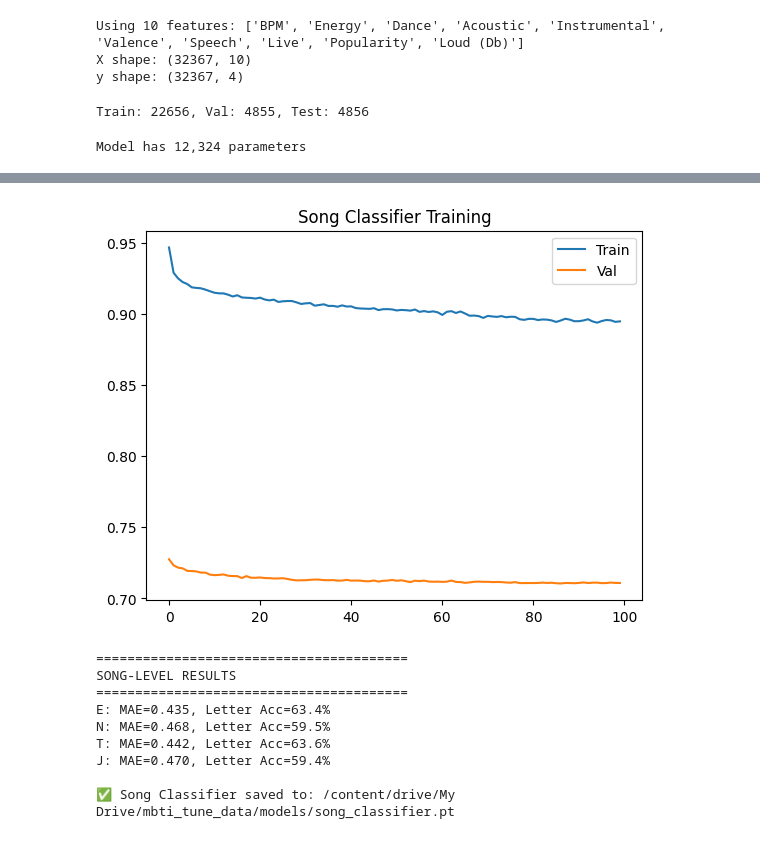
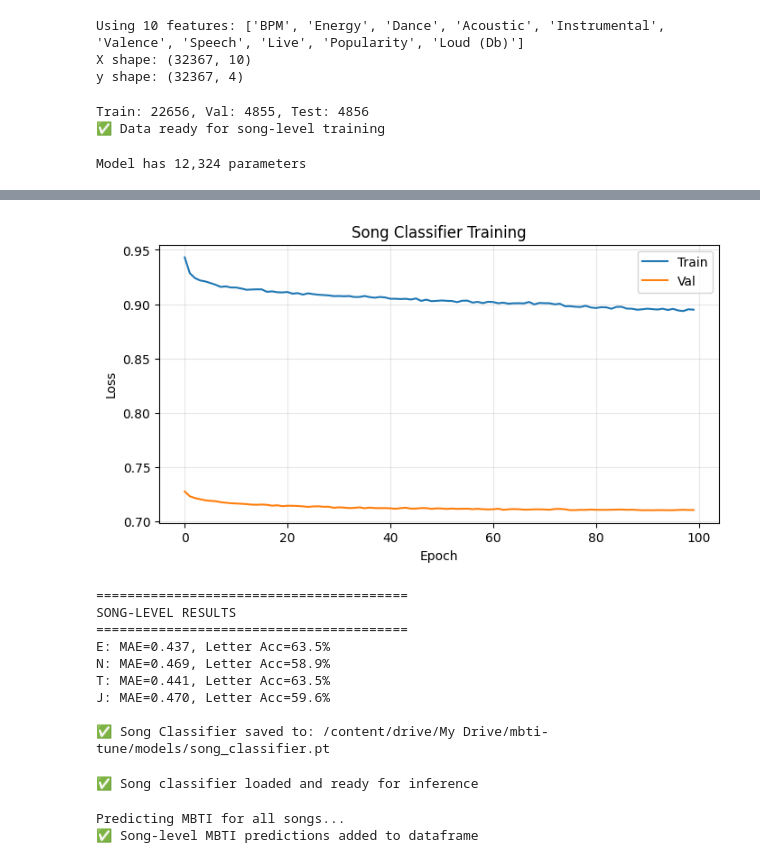
Before and after one commit to kjesinthuyaUCLL/mbti-tune, a Jupyter notebook: notebooks/MBTI_Song_Classifier.ipynb, the cells around one changed output, grey strips where cells are left out. Drawn from its saved outputs; the diff is of its cells as text; code cells hidden in the pictures.

Commit message:
updating datasets and classifiers 2

```diff
--- a/notebooks/MBTI_Song_Classifier.ipynb
+++ b/notebooks/MBTI_Song_Classifier.ipynb
@@ -1,5 +1,5 @@
 # %%
-# 1: Mount Drive and Load All Song Files
+# 1 - Mount Drive and Load All Song Files
 from google.colab import drive
 drive.mount('/content/drive')
 
@@ -15,17 +15,19 @@ from sklearn.metrics import mean_absolute_error, r2_score
 import matplotlib.pyplot as plt
 from pathlib import Path
 
-DATA_PATH = "/content/drive/My Drive/mbti_tune_data/data/deduplicated/"
+DATA_ROOT = "/content/drive/My Drive/mbti-tune"
+DATA_PATH = f"{DATA_ROOT}/data/processed/deduplicated/"
+MODEL_PATH = f"{DATA_ROOT}/models"
 print(f"Loading song files from {DATA_PATH}")
 
 # Load all 16 personality CSV files
 all_songs = []
 for csv_file in Path(DATA_PATH).glob("*.csv"):
     personality = csv_file.stem
-    df = pd.read_csv(csv_file)
-    df['personality'] = personality
-    all_songs.append(df)
-    print(f"  Loaded {personality}: {len(df)} songs")
+    df_part = pd.read_csv(csv_file)
+    df_part['personality'] = personality
+    all_songs.append(df_part)
+    print(f"  Loaded {personality}: {len(df_part)} songs")
 
 df = pd.concat(all_songs, ignore_index=True)
 print(f"\nTotal songs: {len(df)}")
@@ -86,21 +88,23 @@ Dimension balance:
   T: 41.0%
   J: 47.2%
 # %%
-# 3: Prepare Features (Same 14 audio features as autoencoder)
+# 3 - Prepare Features (10 audio features)
 audio_features = ['BPM', 'Energy', 'Dance', 'Acoustic', 'Instrumental',
                   'Valence', 'Speech', 'Live', 'Popularity', 'Loud (Db)']
 
-# Check which features exist
 available_features = [f for f in audio_features if f in df.columns]
 print(f"Using {len(available_features)} features: {available_features}")
 
-# Handle missing values
 df[available_features] = df[available_features].fillna(df[available_features].median())
 
-# Prepare X and y
 X = df[available_features].values.astype(np.float32)
 y = df[['E', 'N', 'T', 'J']].values.astype(np.float32)
-sample_weights = df['song_frequency'].values.astype(np.float32)
+
+# if song_frequency not present, default to 1.0
+if 'song_frequency' in df.columns:
+    sample_weights = df['song_frequency'].values.astype(np.float32)
+else:
+    sample_weights = np.ones(len(df), dtype=np.float32)
 
 print(f"X shape: {X.shape}")
 print(f"y shape: {y.shape}")
@@ -109,7 +113,7 @@ Using 10 features: ['BPM', 'Energy', 'Dance', 'Acoustic', 'Instrumental', 'Valen
 X shape: (32367, 10)
 y shape: (32367, 4)
 # %%
-# 4: Train/Val/Test Split
+# 4 - Train/Val/Test Split
 X_train, X_temp, y_train, y_temp, w_train, w_temp = train_test_split(
     X, y, sample_weights, test_size=0.3, random_state=42, stratify=df['personality']
 )
@@ -120,13 +124,11 @@ X_val, X_test, y_val, y_test, w_val, w_test = train_test_split(
 
 print(f"Train: {len(X_train)}, Val: {len(X_val)}, Test: {len(X_test)}")
 
-# Normalize
 scaler = StandardScaler()
 X_train = scaler.fit_transform(X_train)
 X_val = scaler.transform(X_val)
 X_test = scaler.transform(X_test)
 
-# Convert to tensors
 X_train = torch.tensor(X_train, dtype=torch.float32)
 y_train = torch.tensor(y_train, dtype=torch.float32)
 w_train = torch.tensor(w_train, dtype=torch.float32)
@@ -134,6 +136,9 @@ X_val = torch.tensor(X_val, dtype=torch.float32)
 y_val = torch.tensor(y_val, dtype=torch.float32)
 X_test = torch.tensor(X_test, dtype=torch.float32)
 y_test = torch.tensor(y_test, dtype=torch.float32)
+
+print("✅ Data ready for song-level training")
 # %% [output]
 Train: 22656, Val: 4855, Test: 4856
+✅ Data ready for song-level training
 # %%
@@ -165,7 +170,7 @@ print(f"Model has {sum(p.numel() for p in model.parameters()):,} parameters")
 # %% [output]
 Model has 12,324 parameters
 # %%
-# 6: Train with Frequency Weights
+# 6 - Train with Frequency Weights
 pos_weights = []
 for i in range(4):
     n_pos = y_train[:, i].sum().item()
@@ -215,11 +220,14 @@ for epoch in range(epochs):
     if (epoch + 1) % 20 == 0:
         print(f"Epoch {epoch+1}: Train Loss={train_loss:.4f}, Val Loss={val_loss:.4f}")
 
-# Plot
+plt.figure(figsize=(8,4))
 plt.plot(train_losses, label='Train')
 plt.plot(val_losses, label='Val')
 plt.legend()
 plt.title('Song Classifier Training')
+plt.xlabel('Epoch')
+plt.ylabel('Loss')
+plt.grid(alpha=0.3)
 plt.show()
 # %% [output]
 Training Song-Level Classifier...
@@ -231,6 +239,6 @@ Epoch 100: Train Loss=0.8947, Val Loss=0.7109
-[figure, old version]
+[figure, new version]
 # %%
-# 7: Evaluate and Export Song Classifier
+# 7 - Evaluate and Export Song Classifier
 model.eval()
 with torch.no_grad():
     X_test_device = X_test.to(device)
@@ -244,17 +252,27 @@ for i, name in enumerate(['E', 'N', 'T', 'J']):
     letter_acc = np.mean((predictions[:, i] > 0.5) == (targets[:, i] > 0.5))
     print(f"{name}: MAE={mae:.3f}, Letter Acc={letter_acc:.1%}")
 
-# Save to the central models folder for the Streamlit app[cite: 1]
-MODEL_SAVE_PATH = "/content/drive/My Drive/mbti_tune_data/models/song_classifier.pt"
+MODEL_SAVE_PATH = f"{MODEL_PATH}/song_classifier.pt"
 torch.save(model.state_dict(), MODEL_SAVE_PATH)
 print(f"\n✅ Song Classifier saved to: {MODEL_SAVE_PATH}")
 # %% [output]
 ========================================
 SONG-LEVEL RESULTS
 ========================================
-E: MAE=0.435, Letter Acc=63.4%
-N: MAE=0.468, Letter Acc=59.5%
-T: MAE=0.442, Letter Acc=63.6%
-J: MAE=0.470, Letter Acc=59.4%
+E: MAE=0.437, Letter Acc=63.5%
+N: MAE=0.469, Letter Acc=58.9%
+T: MAE=0.441, Letter Acc=63.5%
+J: MAE=0.470, Letter Acc=59.6%
 
-✅ Song Classifier saved to: /content/drive/My Drive/mbti_tune_data/models/song_classifier.pt
+✅ Song Classifier saved to: /content/drive/My Drive/mbti-tune/models/song_classifier.pt
+# %%
+# 8 - Reload trained song classifier for inference
+inference_device = torch.device('cuda' if torch.cuda.is_available() else 'cpu')
+
+song_model = SongMBTIClassifier(X_train.shape[1]).to(inference_device)
+song_model.load_state_dict(torch.load(MODEL_SAVE_PATH, map_location=inference_device))
+song_model.eval()
+
+print("✅ Song classifier loaded and ready for inference")
+# %% [output]
+✅ Song classifier loaded and ready for inference
@@ -260,0 +294,10 @@ J: MAE=0.470, Letter Acc=59.4%
+# %%
+# 10 - Predict MBTI for all songs
+
+print("Predicting MBTI for all songs...")
+preds = df.apply(lambda row: predict_song_mbti(row), axis=1)
+df[['E_pred', 'N_pred', 'T_pred', 'J_pred']] = pd.DataFrame(preds.tolist(), index=df.index)
+print("✅ Song-level MBTI predictions added to dataframe")
+# %% [output]
+Predicting MBTI for all songs...
+✅ Song-level MBTI predictions added to dataframe
```
Also changed, not shown: parts of 8 cells of this notebook, 9 other files.
